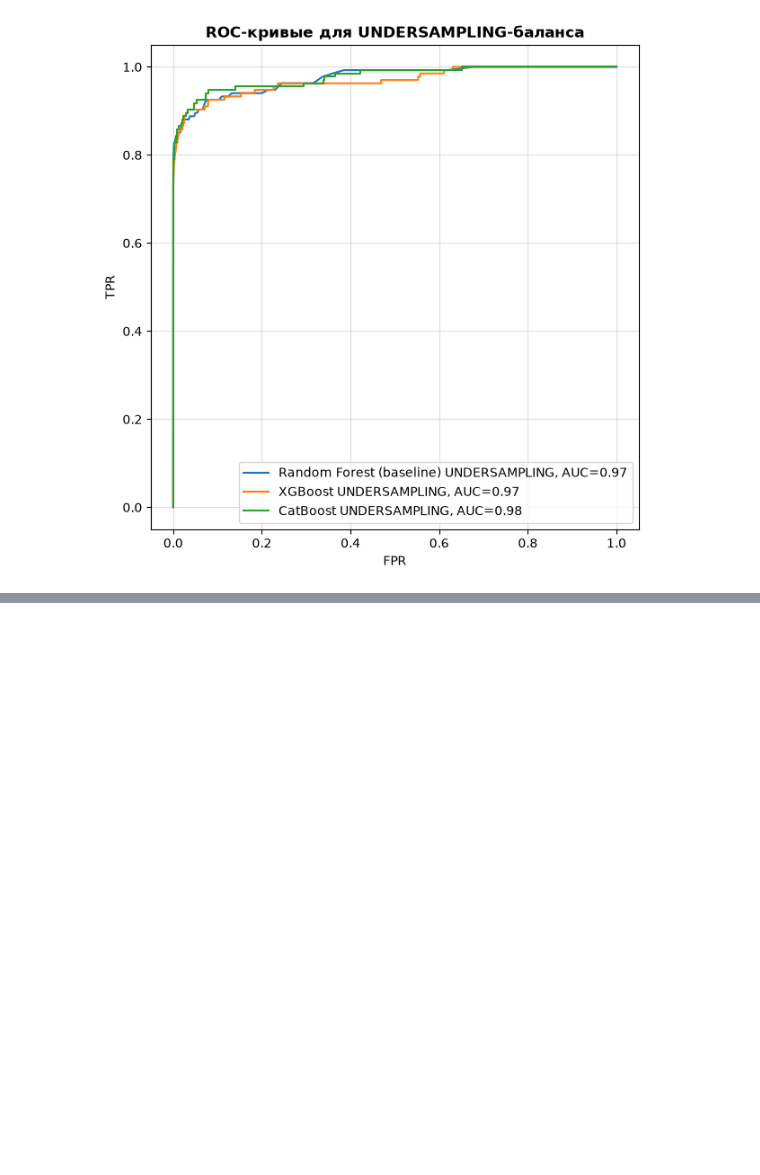
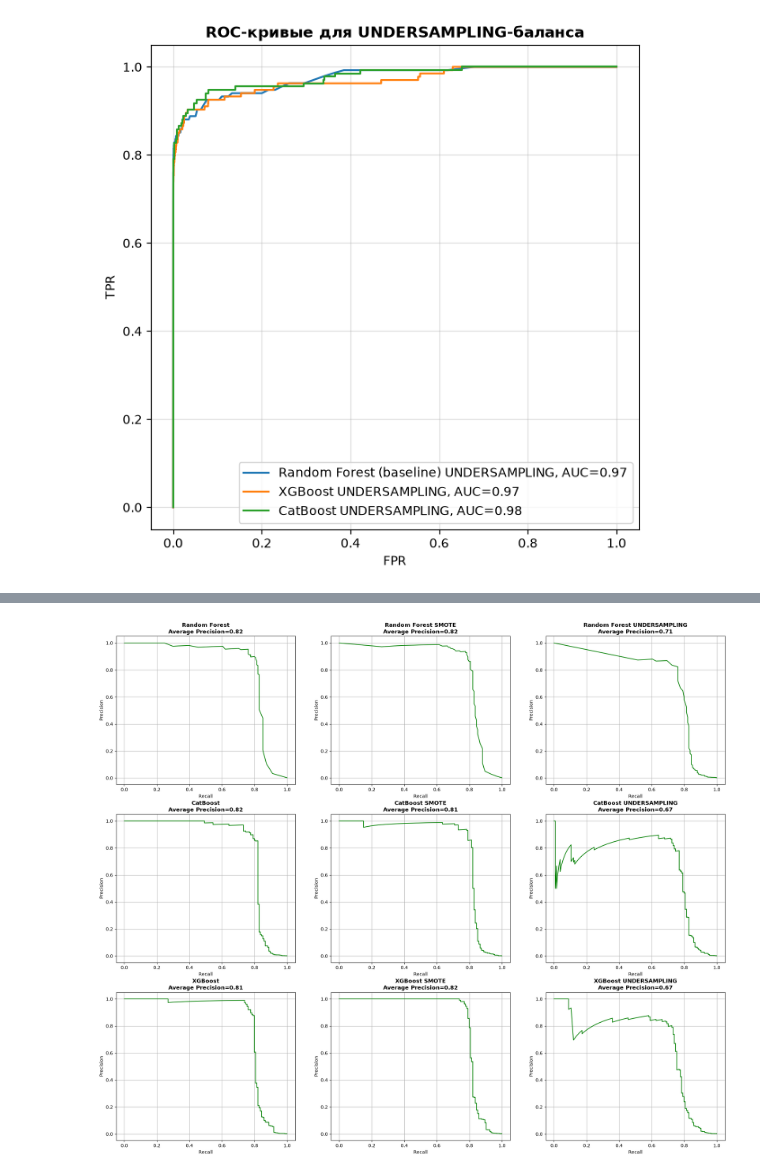
Before and after one commit to dengidredengi/Credit-Card-Fraud-Detection---Gradient-Boosting-Classifier---Unbalanced-Classes, a Jupyter notebook: code.ipynb, the cells around one changed output, grey strips where cells are left out. Saved outputs shown, nothing was run; the diff lists cells and outputs as text; code cells hidden in the pictures; blank space fills up the shorter version.

```diff
--- a/code.ipynb
+++ b/code.ipynb
@@ -499,3 +512,30 @@ plt.show()
+# %%
+def pr_countings(model, model_name, X_test, y_test, ax):
+    y_proba = model.predict_proba(X_test)[:, 1]
+    precision, recall, thresholds = precision_recall_curve(y_test, y_proba)
+    pr_auc = average_precision_score(y_test, y_proba)
+
+    ax.plot(recall, precision, color='green')
+    ax.set_xlabel('Recall')
+    ax.set_ylabel('Precision')
+    ax.set_title(f'{model_name}\nAverage Precision={pr_auc:.2f}', fontweight='bold')
+    ax.grid(True)
+
+    return pr_auc
+# %%
+fig, axes = plt.subplots(3, 3, figsize=(24, 20))
+
+models = {'Random Forest': baseline, 'Random Forest SMOTE': baseline_smote, 'Random Forest UNDERSAMPLING': baseline_undersampling,
+        'CatBoost': cb, 'CatBoost SMOTE': cb_smote, 'CatBoost UNDERSAMPLING': cb_undersampling,
+        'XGBoost': xb, 'XGBoost SMOTE': xb_smote, 'XGBoost UNDERSAMPLING': xb_undersampling}
+
+axes = axes.ravel()
+for i, (name, m) in enumerate(models.items()):
+    curve = pr_countings(m, name, X_test, y_test, ax=axes[i])
+
+plt.show()
+# %% [output]
+[figure, added]
 # %% [markdown]
 ## ИТОГ
 
```
Also changed, not shown: parts of 7 cells of this notebook.
